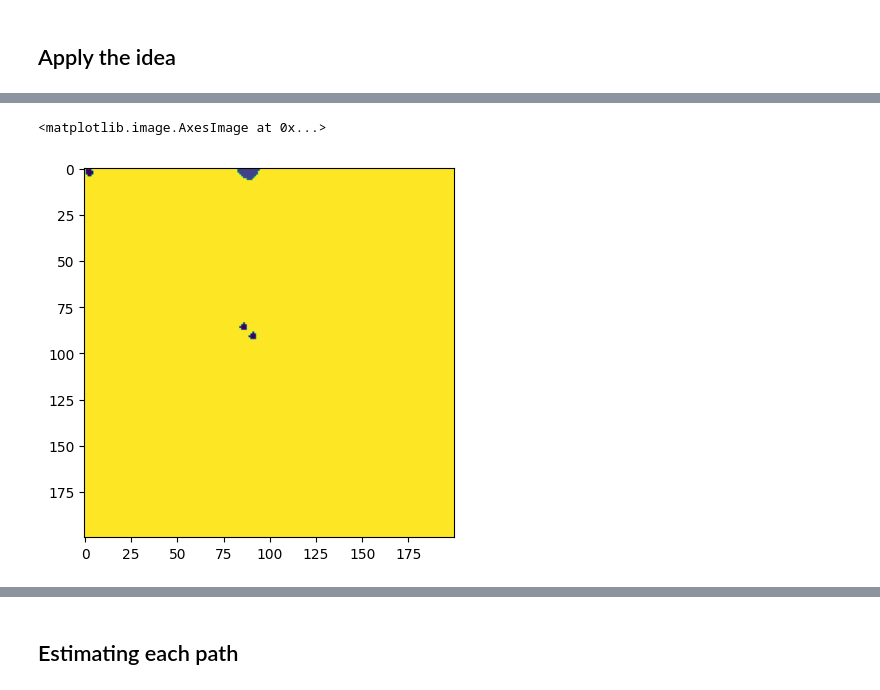
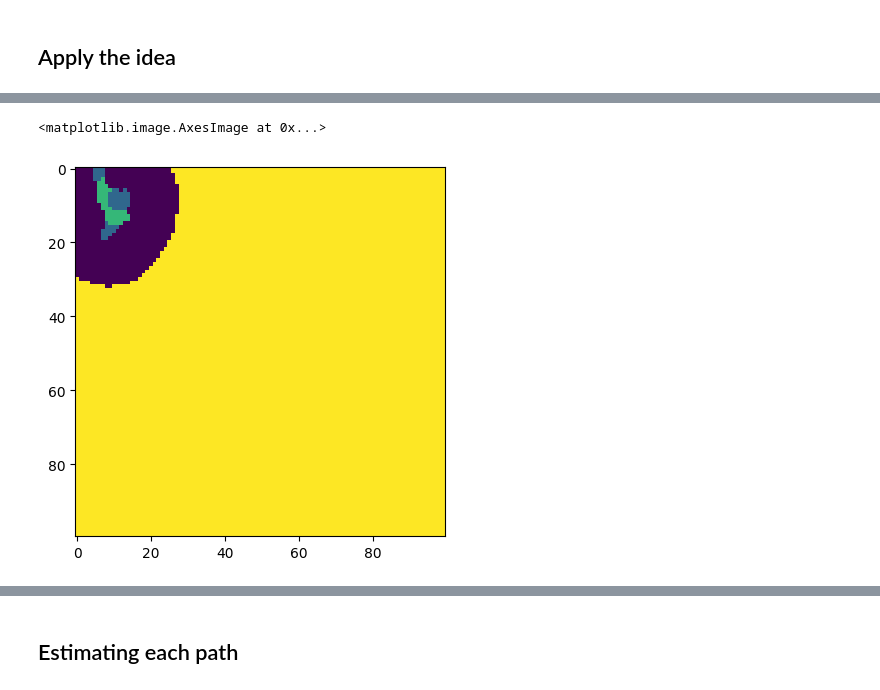
Before and after one commit to FrankVanzeler/Digital-Rock-Analysis-, a Jupyter notebook: Pore_tortuosity.ipynb, the cells around one changed output, grey strips where cells are left out. Saved outputs shown, nothing was run; the diff lists cells and outputs as text; code cells hidden in the pictures.

```diff
--- a/Pore_tortuosity.ipynb
+++ b/Pore_tortuosity.ipynb
@@ -1259,12 +1265,13 @@ list_connected_regions = []
 list_of_centers_connected_regions = []
 c = 0
 for i in set_of_pores_index:
+    #print(i)
     temp_connected_region = resultados_kmeans[i]
     # Criar o tensor image_temp com valores acima de zero definidos como 1
     # Generate a tensor with image_temp to convert the values greater than zero to one
     temp_connected_region = np.where(temp_connected_region > 0, 1, 0)
     #temp_connected_region = temp_connected_region - 1
-    temp_connected_region = 1 - temp_connected_region
+    #temp_connected_region = 1 - temp_connected_region
     temp_center_connected_region = coordenadas_centros_kmeans[i]
     list_connected_regions.append(temp_connected_region)
     list_of_centers_connected_regions.append(temp_center_connected_region)
@@ -1668,0 +1681,32 @@ def calculate_distances(image, reference_point):
+# %%
+list_max_distance = []
+region_with_path = []
+for idx in range(len(set_of_pores_index)):
+    image_temp = list_connected_regions[idx]
+    centers_temp = list_of_centers_connected_regions[idx]
+
+    # Inicializar as variáveis para armazenar a maior distância e os centros correspondentes
+    max_distance = 0
+    farthest_centers = None
+
+    # Iterar sobre todas as combinações possíveis de pares de centros
+    for (i, j) in combinations(range(len(centers_temp)), 2):
+        p1, p2 = centers_temp[i], centers_temp[j]
+        dist = euclidean_distance(p1, p2)
+        if dist > max_distance:
+            max_distance = dist
+            farthest_centers = (p1, p2)
+
+    if farthest_centers is None:
+        # Se não foi encontrado nenhum par de centros, continue para a próxima iteração
+        continue
+
+    # Coordenadas dos centros dos clusters
+    start_float = farthest_centers[0]
+    end_float = farthest_centers[1]
+
+    # Converter coordenadas de ponto flutuante para inteiras
+    start = (int(round(start_float[0])), int(round(start_float[1])))
+    end = (int(round(end_float[0])), int(round(end_float[1])))
+
+    list_max_distance.append(max_distance)
@@ -1670,9 +1718,11 @@ def calculate_distances(image, reference_point):
 list_connected_regions_weight_altered = []
 for i in range(0,len(list_connected_regions)):
     image = np.array(list_connected_regions[i])
+    temp_centers_loop = np.array(list_of_centers_connected_regions[i])
     image = image.astype("float64")
+    max_distance = list_max_distance[i]
     # Calcular as distâncias do ponto de referência a todos os outros pontos na imagem
-    for j in range(0,len(list_of_centers_connected_regions[i])):
-        reference_point = list_of_centers_connected_regions[i][j]
-        distances, image_temp = calculate_distances(image, reference_point)
+    for j in range(0,len(temp_centers_loop)):
+        reference_point = temp_centers_loop
+        distances, image_temp = calculate_distances(image, reference_point, max_distance)
     list_connected_regions_weight_altered.append(image_temp)
@@ -1695,8 +1746,8 @@ array([[ 1.  ,  1.  ,  1.  , ...,  1.  ,  1.  ,  1.  ],
 # %%
-plt.imshow(list_connected_regions_weight_altered[2])
+plt.imshow(list_connected_regions_weight_altered[0])
 # %% [output]
 <matplotlib.image.AxesImage at 0x...>
-[figure, old version]
+[figure, new version]
 # %%
 image = np.array(list_connected_regions[0])
 # %%
```
Also changed, not shown: parts of 81 cells of this notebook.
